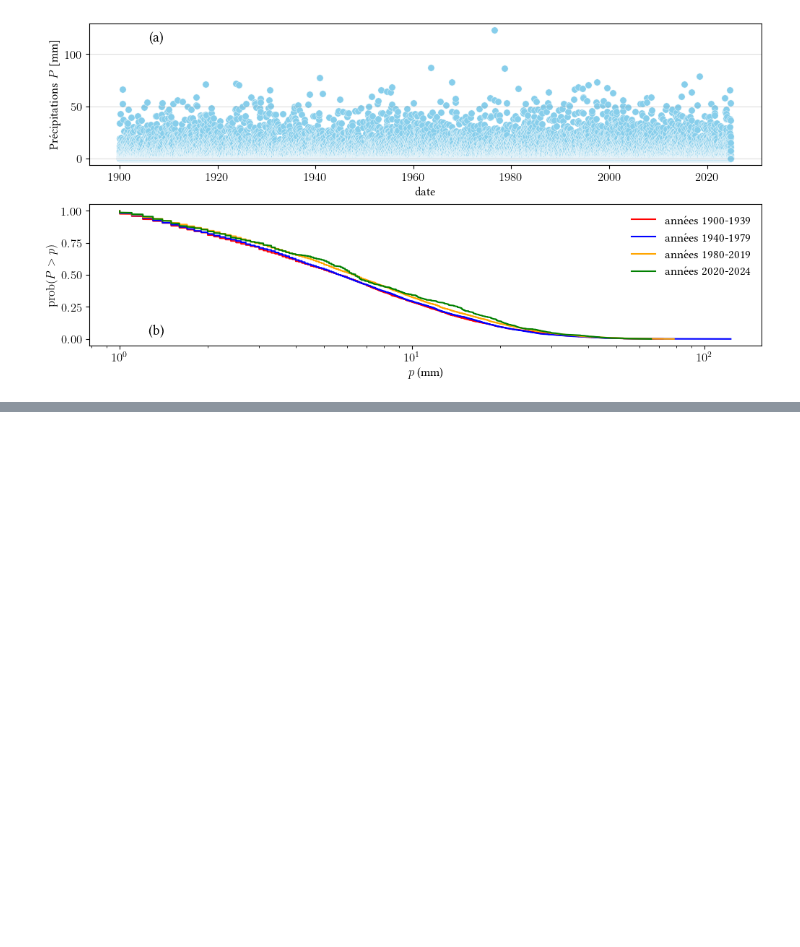
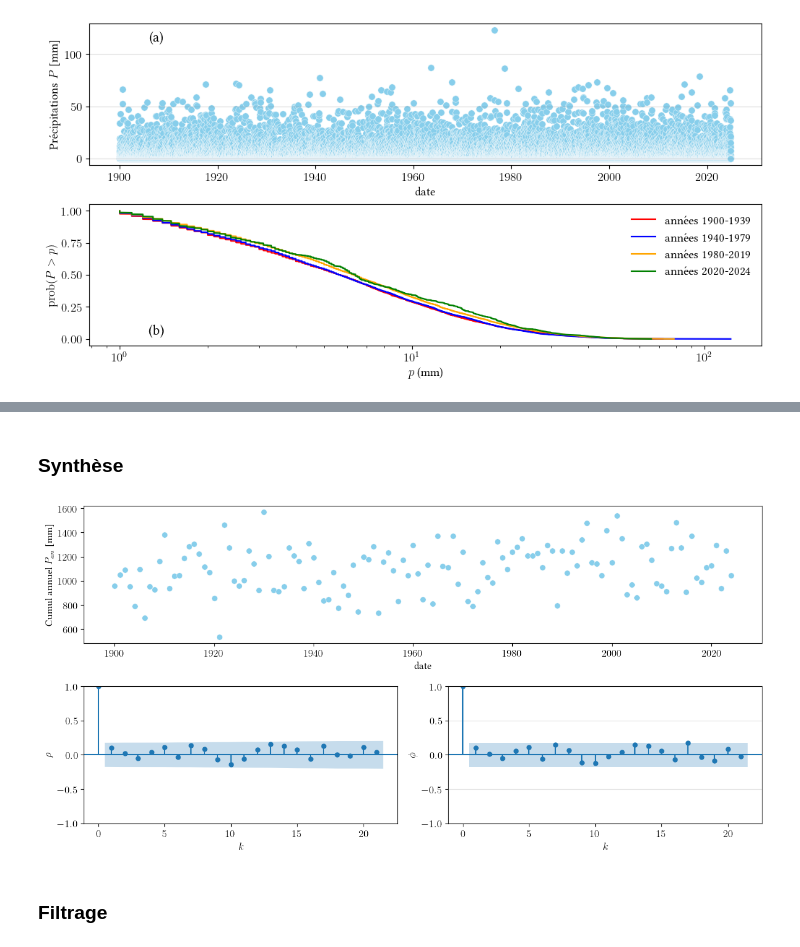
Before and after one commit to cancey/hydrologie, a Jupyter notebook: Analyse_série/analyse.ipynb, the cells around one changed output, grey strips where cells are left out. Saved outputs shown, nothing was run; the diff lists cells and outputs as text; code cells hidden in the pictures; blank space fills up the shorter version.

```diff
--- a/Analyse_série/analyse.ipynb
+++ b/Analyse_série/analyse.ipynb
@@ -488,0 +533,23 @@ fig.savefig('test_répartition.png',dpi=300,bbox_inches='tight')
+# %% [markdown]
+### Synthèse
+# %%
+fig = plt.figure(figsize=(12,6))
+
+ax1=plt.subplot(2, 1, 1)
+ax2=plt.subplot(2, 2, 3)
+ax3=plt.subplot(2, 2, 4)
+
+ax1.scatter(cumul_annuel.index, cumul_annuel.values,  marker = "o",edgecolors='white',linewidths=0.3, s=45, color='skyblue', alpha = 1)
+ax1.set_ylabel(r'Cumul annuel $P_{an}$  [mm] ')
+ax1.set_xlabel(r'date')
+plt.grid(axis="y", color = 'gray', alpha = 0.25)
+
+plot_acf(cumul_annuel,ax=ax2,title=None);
+plot_pacf(cumul_annuel,ax=ax3,title=None);
+ax2.set_ylabel(r'$\rho$ ')
+ax2.set_xlabel(r'$k$')
+ax3.set_ylabel(r'$\phi$ ')
+ax3.set_xlabel(r'$k$')
+plt.tight_layout()
+# %% [output]
+[figure, added]
@@ -488,0 +559,2 @@ fig.savefig('test_répartition.png',dpi=300,bbox_inches='tight')
+# %% [markdown]
+### Filtrage
```
Also changed, not shown: parts of 21 cells of this notebook, 2 other files.
